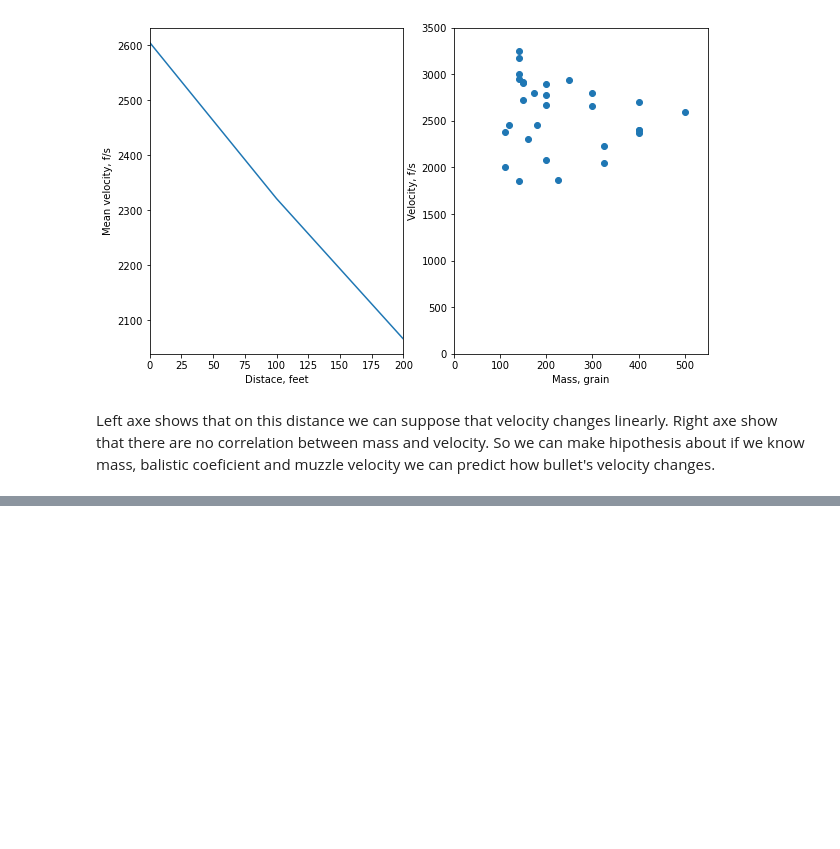
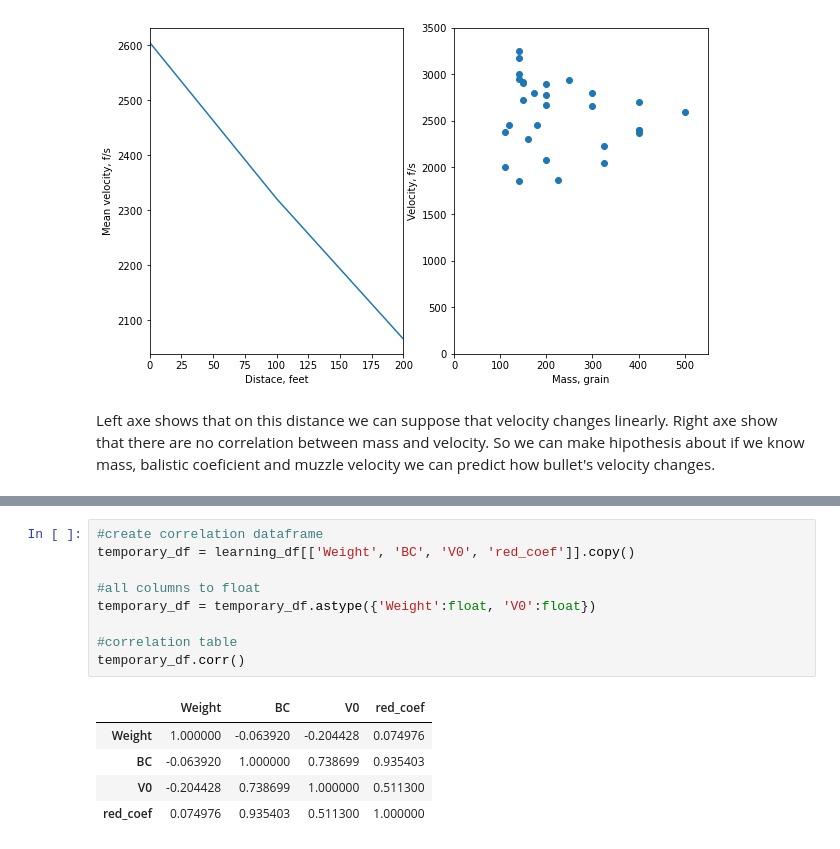
Before and after one commit to OstapVando/BALISTICS_analysis, a Jupyter notebook: main.ipynb, the cells around one changed output, grey strips where cells are left out. Saved outputs shown, nothing was run; the diff lists cells and outputs as text; blank space fills up the shorter version.

Commit message:
correlation analysis

```diff
--- a/main.ipynb
+++ b/main.ipynb
@@ -190,0 +218,15 @@ learning_df.head()
+# %%
+#create correlation dataframe
+temporary_df = learning_df[['Weight', 'BC', 'V0', 'red_coef']].copy()
+
+#all columns to float
+temporary_df = temporary_df.astype({'Weight':float, 'V0':float})
+
+#correlation table
+temporary_df.corr()
+# %% [output]
+|  | Weight | BC | V0 | red_coef |
+| Weight | 1.000000 | -0.063920 | -0.204428 | 0.074976 |
+| BC | -0.063920 | 1.000000 | 0.738699 | 0.935403 |
+| V0 | -0.204428 | 0.738699 | 1.000000 | 0.511300 |
+| red_coef | 0.074976 | 0.935403 | 0.511300 | 1.000000 |
```
Also changed, not shown: parts of 9 cells of this notebook.
